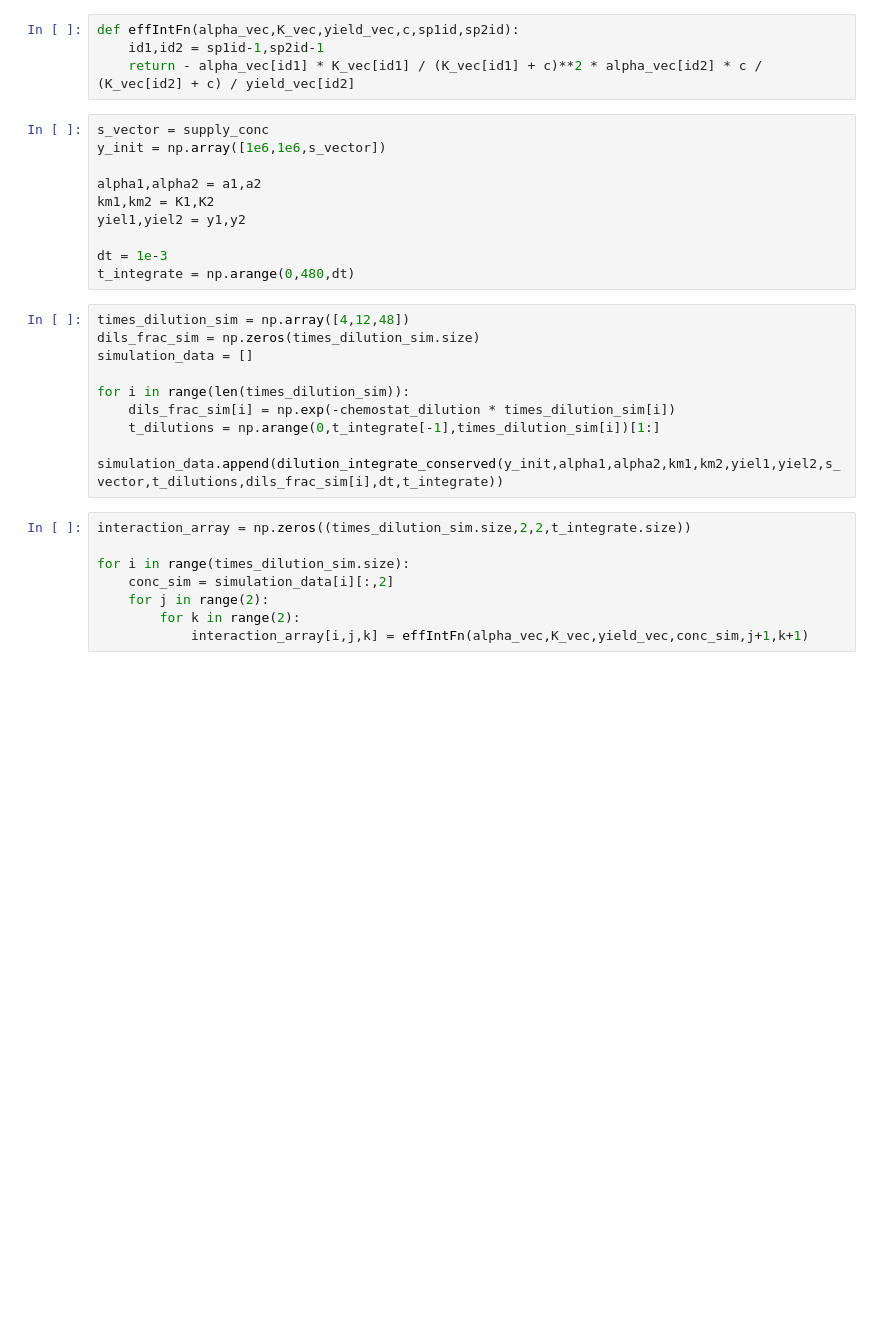
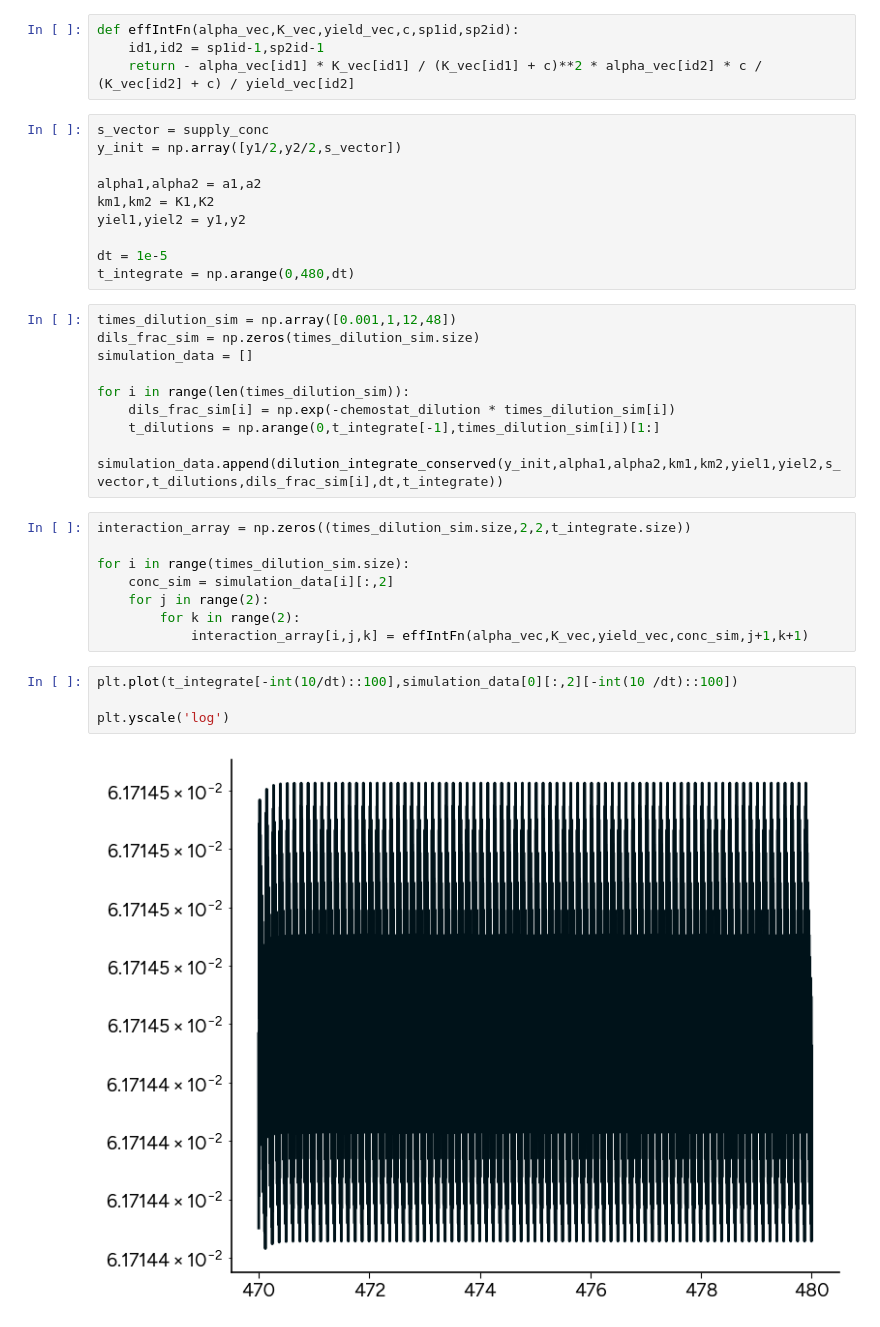
Before and after one commit to prajwalp/OE-dilutions, a Jupyter notebook: coexistence_interactions.ipynb, the cells around one changed output. Cells and saved outputs as stored; diff of their text form; blank space fills up the shorter version.

```diff
--- a/coexistence_interactions.ipynb
+++ b/coexistence_interactions.ipynb
@@ -128,16 +132,16 @@ def effIntFn(alpha_vec,K_vec,yield_vec,c,sp1id,sp2id):
     return - alpha_vec[id1] * K_vec[id1] / (K_vec[id1] + c)**2 * alpha_vec[id2] * c / (K_vec[id2] + c) / yield_vec[id2]
 # %%
 s_vector = supply_conc
-y_init = np.array([1e6,1e6,s_vector])
+y_init = np.array([y1/2,y2/2,s_vector])
 
 alpha1,alpha2 = a1,a2
 km1,km2 = K1,K2
 yiel1,yiel2 = y1,y2
 
-dt = 1e-3
+dt = 1e-5
 t_integrate = np.arange(0,480,dt)
 # %%
-times_dilution_sim = np.array([4,12,48])
+times_dilution_sim = np.array([0.001,1,12,48])
 dils_frac_sim = np.zeros(times_dilution_sim.size)
 simulation_data = []
 
@@ -153,4 +157,10 @@ for i in range(times_dilution_sim.size):
     for j in range(2):
         for k in range(2):
             interaction_array[i,j,k] = effIntFn(alpha_vec,K_vec,yield_vec,conc_sim,j+1,k+1)
+# %%
+plt.plot(t_integrate[-int(10/dt)::100],simulation_data[0][:,2][-int(10 /dt)::100])
+
+plt.yscale('log')
+# %% [output]
+[figure, added]
 # %%
```
Also changed, not shown: parts of 16 cells of this notebook.
